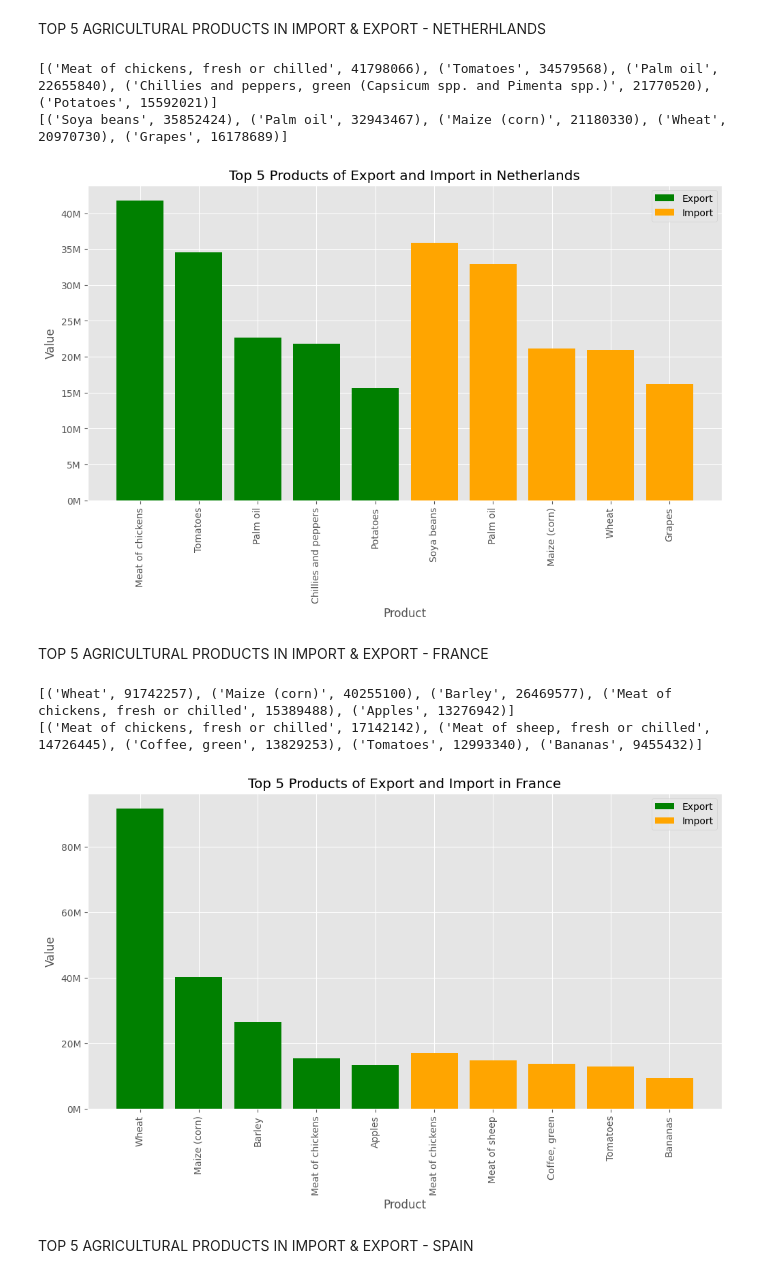
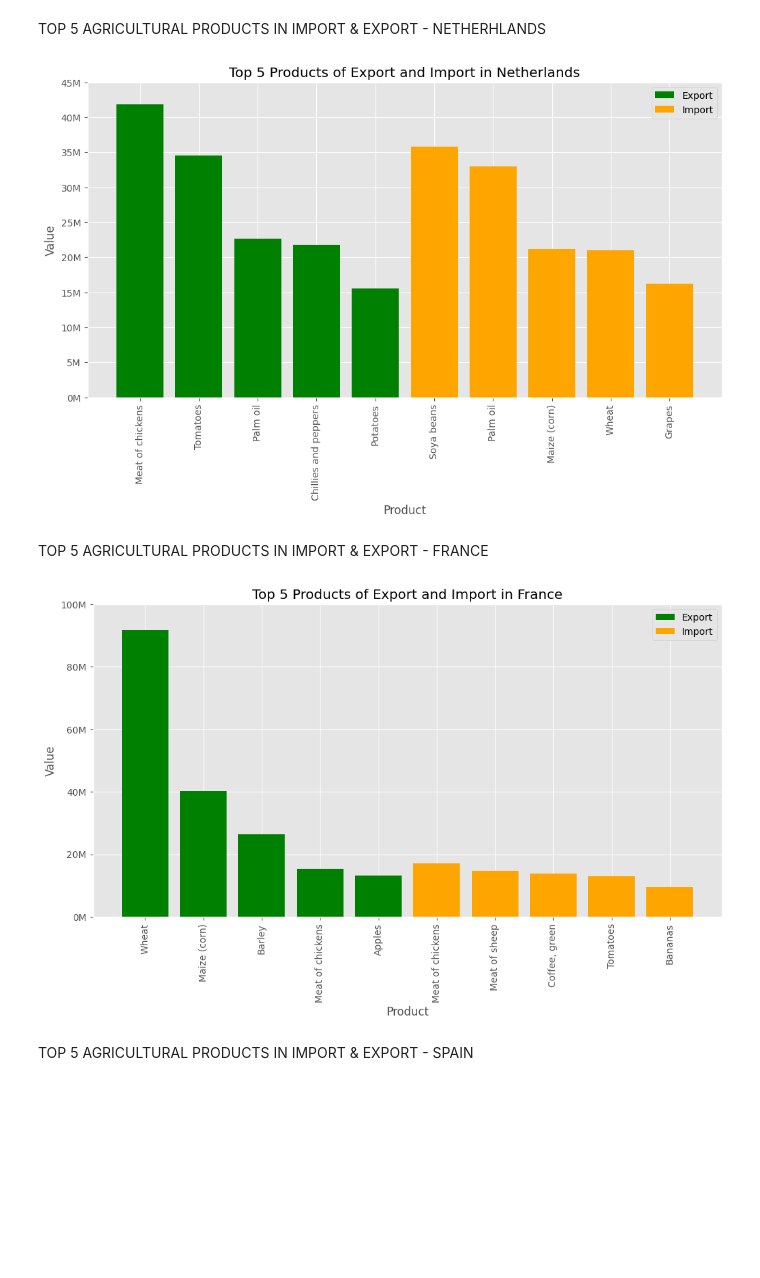
Before and after one commit to PiotrHazior/FAO_Analysis, a Jupyter notebook: Main.ipynb, the cells around one changed output. Drawn from its saved outputs; the diff is of its cells as text; code cells hidden in the pictures; blank space fills up the shorter version.

```diff
--- a/Main.ipynb
+++ b/Main.ipynb
@@ -846,10 +855,6 @@ def Netherlands():
     value_import = [item[1] for item in top_5_import]
 
 
-    print(top_5_export)
-    print(top_5_import)
-
-
     for i in range(len(product_export)):
         if product_export[i] == 'Chillies and peppers, green (Capsicum spp. and Pimenta spp.)':
             product_export[i] = 'Chillies and peppers'
@@ -866,6 +871,7 @@ def Netherlands():
 
     plt.xticks(range(len(product_export) + len(product_import)), product_export + product_import, rotation=90)
 
+    plt.gca().set_yticks(plt.gca().get_yticks())
     plt.gca().set_yticklabels(['{:.0f}M'.format(x/1e6) for x in plt.gca().get_yticks()])
     plt.xlabel('Product')
     plt.ylabel('Value')
@@ -880,9 +886,7 @@ def Netherlands():
 
 Netherlands()
 # %% [output]
-[('Meat of chickens, fresh or chilled', 41798066), ('Tomatoes', 34579568), ('Palm oil', 22655840), ('Chillies and peppers, green (Capsicum spp. and Pimenta spp.)', 21770520), ('Potatoes', 15592021)]
-[('Soya beans', 35852424), ('Palm oil', 32943467), ('Maize (corn)', 21180330), ('Wheat', 20970730), ('Grapes', 16178689)]
-[figure, old version]
+[figure, new version]
 # %% [markdown]
 TOP 5 AGRICULTURAL PRODUCTS IN IMPORT & EXPORT - FRANCE
 # %%
@@ -918,10 +922,6 @@ def France():
     value_import = [item[1] for item in top_5_import]
 
 
-    print(top_5_export)
-    print(top_5_import)
-
-
     for i in range(len(product_export)):
         if product_export[i] == 'Meat of chickens, fresh or chilled':
             product_export[i] = 'Meat of chickens'
@@ -929,36 +929,35 @@ def France():
     for i in range(len(product_import)):
         if product_import[i] == 'Meat of chickens, fresh or chilled':
             product_import[i] = 'Meat of chickens'
         if product_import[i] == 'Meat of sheep, fresh or chilled':
             product_import[i] = 'Meat of sheep'
 
     x_import = [x + 5 for x in range(len(product_import))]
 
 
     plt.figure(figsize=(12, 6))
 
     plt.bar(range(len(product_export)), value_export, label='Export', color='green')
     plt.bar(x_import, value_import, label='Import', color='orange')
 
     plt.xticks(range(len(product_export) + len(product_import)), product_export + product_import, rotation=90)
 
+    plt.gca().set_yticks(plt.gca().get_yticks())
     plt.gca().set_yticklabels(['{:.0f}M'.format(x/1e6) for x in plt.gca().get_yticks()])
     plt.xlabel('Product')
     plt.ylabel('Value')
     plt.title('Top 5 Products of Export and Import in France')
     plt.style.use('ggplot')
 
 
 
     plt.legend()
 
     plt.show()
 
 France()
 # %% [output]
-[('Wheat', 91742257), ('Maize (corn)', 40255100), ('Barley', 26469577), ('Meat of chickens, fresh or chilled', 15389488), ('Apples', 13276942)]
-[('Meat of chickens, fresh or chilled', 17142142), ('Meat of sheep, fresh or chilled', 14726445), ('Coffee, green', 13829253), ('Tomatoes', 12993340), ('Bananas', 9455432)]
-[figure, old version]
+[figure, new version]
 # %% [markdown]
 TOP 5 AGRICULTURAL PRODUCTS IN IMPORT & EXPORT - SPAIN
 # %%
```
Also changed, not shown: parts of 9 cells of this notebook.
